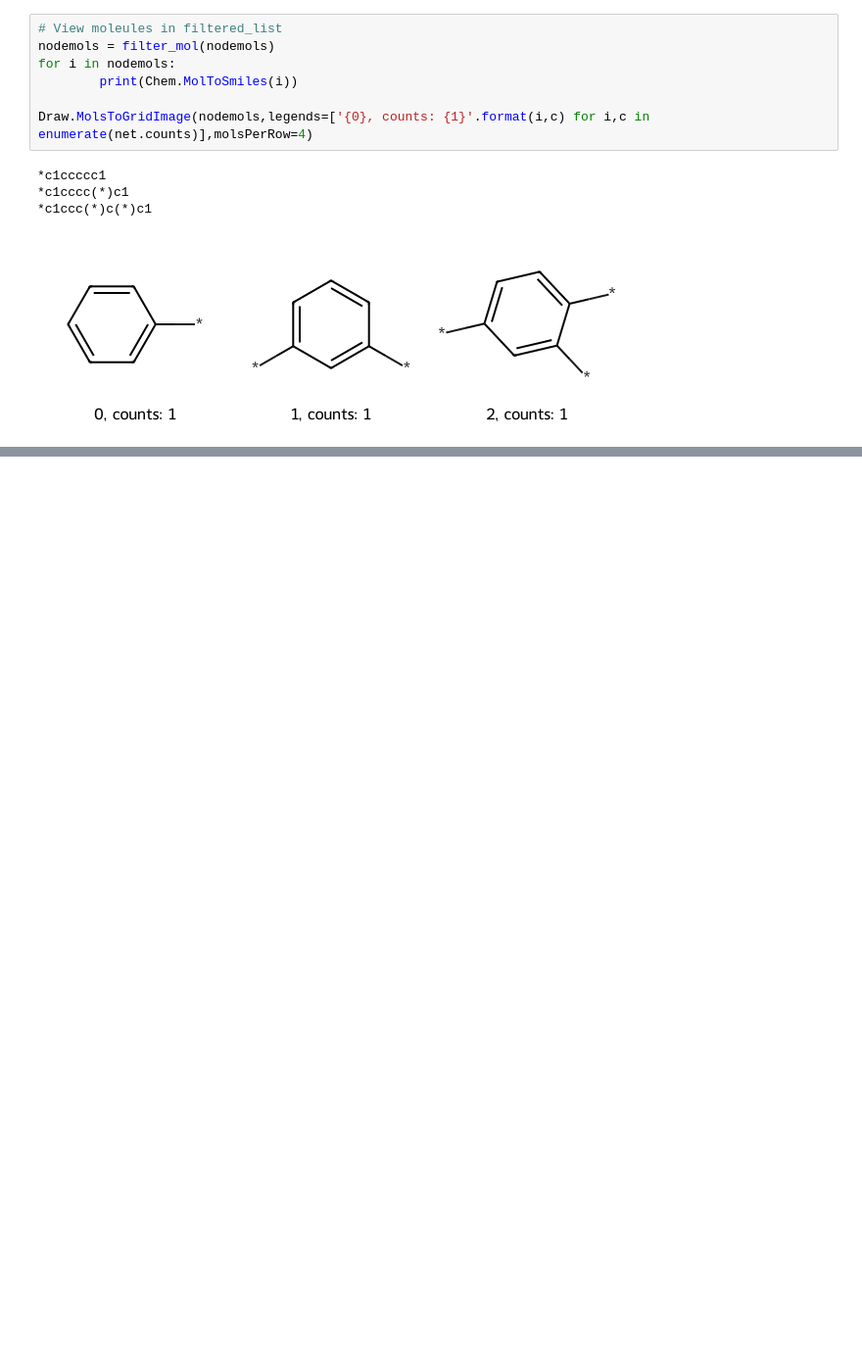
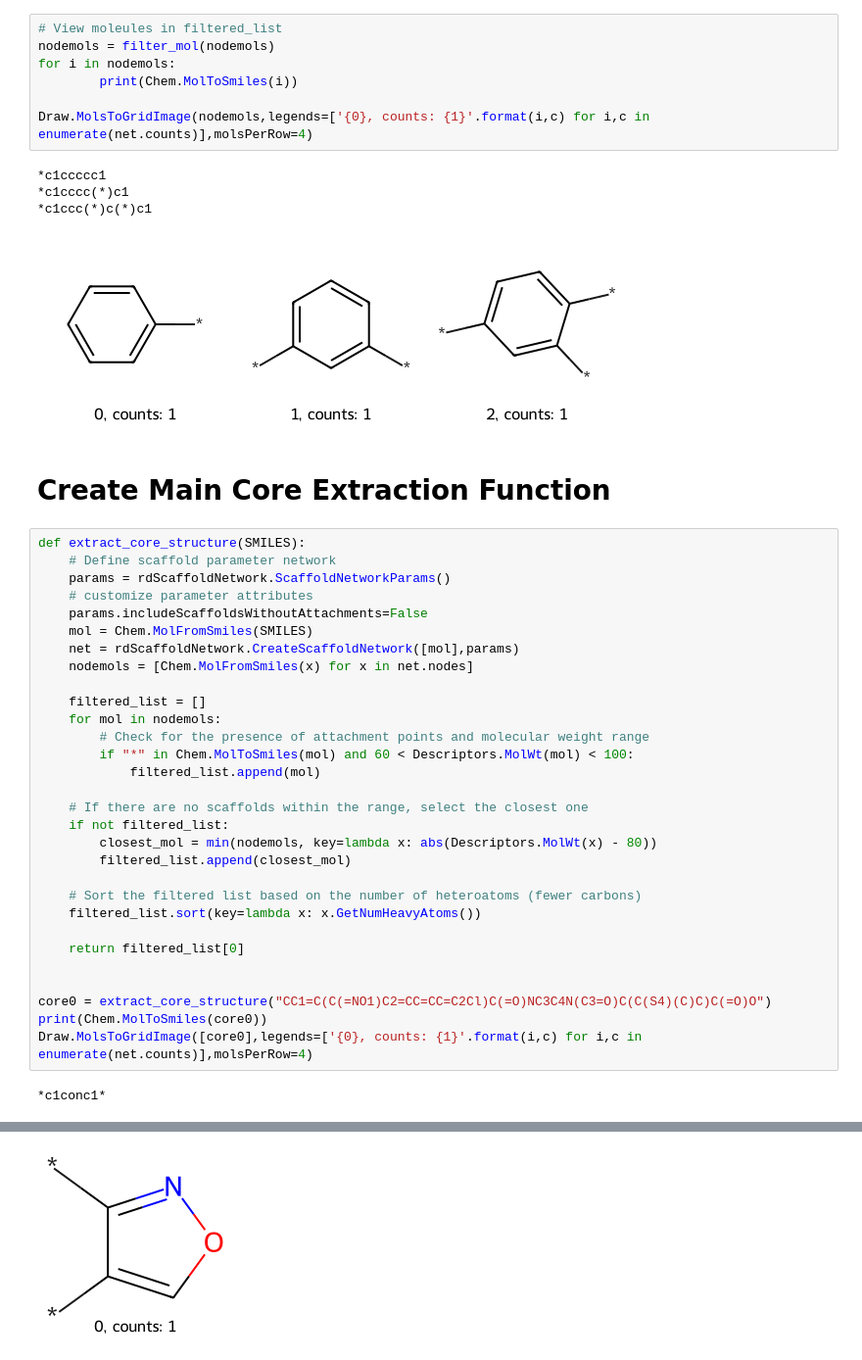
Before and after one commit to ersilia-os/eos8bhe, a Jupyter notebook: model/framework/code/scaffold_network.ipynb, the cells around one changed output, grey strips where cells are left out. Shown at 98% size. Drawn from its saved outputs; the diff is of its cells as text; blank space fills up the shorter version.

Commit message:
implement the main.py

```diff
--- a/model/framework/code/scaffold_network.ipynb
+++ b/model/framework/code/scaffold_network.ipynb
@@ -202,3 +178,37 @@ Draw.MolsToGridImage(nodemols,legends=['{0}, counts: {1}'.format(i,c) for i,c in
 *c1cccc(*)c1
 *c1ccc(*)c(*)c1
 [figure]
+# %% [markdown]
+# Create Main Core Extraction Function
+# %%
+def extract_core_structure(SMILES):
+    # Define scaffold parameter network
+    params = rdScaffoldNetwork.ScaffoldNetworkParams()
+    # customize parameter attributes
+    params.includeScaffoldsWithoutAttachments=False
+    mol = Chem.MolFromSmiles(SMILES)
+    net = rdScaffoldNetwork.CreateScaffoldNetwork([mol],params)
+    nodemols = [Chem.MolFromSmiles(x) for x in net.nodes]
+
+    filtered_list = []
+    for mol in nodemols:
+        # Check for the presence of attachment points and molecular weight range
+        if "*" in Chem.MolToSmiles(mol) and 60 < Descriptors.MolWt(mol) < 100:
+            filtered_list.append(mol)
+
+    # If there are no scaffolds within the range, select the closest one
+    if not filtered_list:
+        closest_mol = min(nodemols, key=lambda x: abs(Descriptors.MolWt(x) - 80))
+        filtered_list.append(closest_mol)
+
+    # Sort the filtered list based on the number of heteroatoms (fewer carbons)
+    filtered_list.sort(key=lambda x: x.GetNumHeavyAtoms())
+
+    return filtered_list[0]
+
+
+core0 = extract_core_structure("CC1=C(C(=NO1)C2=CC=CC=C2Cl)C(=O)NC3C4N(C3=O)C(C(S4)(C)C)C(=O)O")
+print(Chem.MolToSmiles(core0))
+Draw.MolsToGridImage([core0],legends=['{0}, counts: {1}'.format(i,c) for i,c in enumerate(net.counts)],molsPerRow=4)
+# %% [output]
+*c1conc1*
@@ -204,0 +218 @@ Draw.MolsToGridImage(nodemols,legends=['{0}, counts: {1}'.format(i,c) for i,c in
+[figure, added]
```
Also changed, not shown: parts of 2 cells of this notebook, 2 other files.
